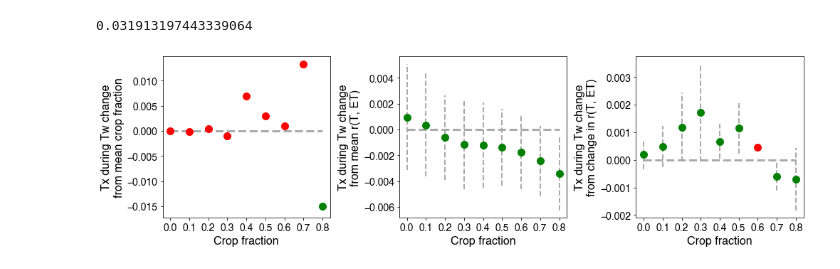
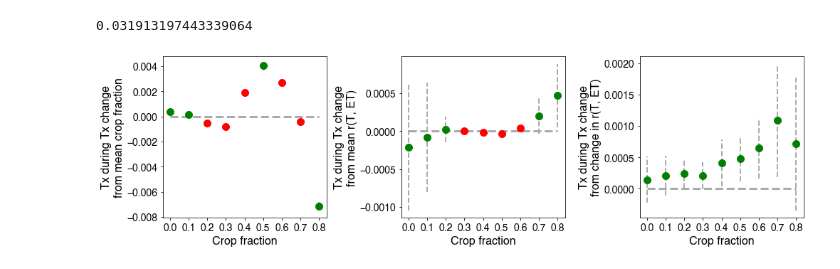
Before and after one commit to ecoffel/2021-heat, a Jupyter notebook: ht_tx_on_tw_analysis.ipynb, the cells around one changed output. Cells and saved outputs as stored; diff of their text form; code cells hidden in the pictures.

```diff
--- a/ht_tx_on_tw_analysis.ipynb
+++ b/ht_tx_on_tw_analysis.ipynb
@@ -108,4 +108,4 @@ ds_grow_r_t_et.load()
 ds_grow_r_t_et_crop = xr.open_dataset('r_t_et_era5_crop_restricted_1981_2018.nc')
 ds_grow_r_t_et_crop.load();
 # %%
-yearRange = np.arange(1981, 2014+1)
+yearRange = np.arange(1981, 2020+1)
@@ -959,7 +1010,7 @@ irrigationData_regrid_sel = irrigationData_regrid[lat_ind_sel, :]
 irrigationData_regrid_sel_1d = irrigationData_regrid_sel.reshape([irrigationData_regrid_sel.size, 1])
 # %%
 # nn = np.where((~np.isnan(tx_during_tw_trend_sel_1d)) & (irrigationData_regrid_sel_1d/100 > 0.2*crop_ha_regrid_sel_1d))[0]
-nn = np.where((~np.isnan(tx_during_tw_trend_sel_1d)) & (irrigationData_regrid_sel_1d/100 < 0.05*crop_ha_regrid_sel_1d))[0]
+nn = np.where((~np.isnan(tx_during_tw_trend_sel_1d)) & (irrigationData_regrid_sel_1d/100 < 0.01*crop_ha_regrid_sel_1d))[0]
 
 data = {'tx_during_tw_trend':tx_during_tw_trend_sel_1d[nn].reshape([nn.size]), \
         'et_during_tw_trend':et_during_tw_trend_sel_1d[nn].reshape([nn.size]), \
@@ -983,6 +1034,22 @@ data = {'tx_during_tw_trend':tx_during_tw_trend_sel_1d[nn].reshape([nn.size]), \
         'tx_during_tx':tx_during_tx_sel_1d[nn].reshape([nn.size]), \
         'tx_during_tx_1':tx_during_tx_sel_1_1d[nn].reshape([nn.size]), \
         'tx_during_tx_2':tx_during_tx_sel_2_1d[nn].reshape([nn.size]), \
+        'tx_during_tx_diff':(tx_during_tx_sel_2_1d[nn]-tx_during_tx_sel_1_1d[nn]).reshape([nn.size]), \
+
+        'tx_during_tx_99_1':tx_during_tx_99_sel_1_1d[nn].reshape([nn.size]), \
+        'tx_during_tx_99_2':tx_during_tx_99_sel_2_1d[nn].reshape([nn.size]), \
+        'tx_during_tx_99_diff':(tx_during_tx_99_sel_2_1d[nn]-tx_during_tx_99_sel_1_1d[nn]).reshape([nn.size]), \
+
+        'tx_during_tx_97_1':tx_during_tx_97_sel_1_1d[nn].reshape([nn.size]), \
+        'tx_during_tx_97_2':tx_during_tx_97_sel_2_1d[nn].reshape([nn.size]), \
+
+        'tx_during_tx_90_1':tx_during_tx_90_sel_1_1d[nn].reshape([nn.size]), \
+        'tx_during_tx_90_2':tx_during_tx_90_sel_2_1d[nn].reshape([nn.size]), \
+        'tx_during_tx_90_diff':(tx_during_tx_90_sel_2_1d[nn]-tx_during_tx_90_sel_1_1d[nn]).reshape([nn.size]), \
+
+        'tx_during_tx_80_1':tx_during_tx_80_sel_1_1d[nn].reshape([nn.size]), \
+        'tx_during_tx_80_2':tx_during_tx_80_sel_2_1d[nn].reshape([nn.size]), \
+        'tx_during_tx_80_diff':(tx_during_tx_80_sel_2_1d[nn]-tx_during_tx_80_sel_1_1d[nn]).reshape([nn.size]),
 
         'tx_during_tw':tx_during_tw_sel_1d[nn].reshape([nn.size]), \
 
@@ -1004,6 +1071,10 @@ data = {'tx_during_tw_trend':tx_during_tw_trend_sel_1d[nn].reshape([nn.size]), \
         'huss_during_tx_1':huss_during_tx_1_sel_1d[nn].reshape([nn.size]), \
         'huss_during_tx_2':huss_during_tx_2_sel_1d[nn].reshape([nn.size]), \
 
+#         'sm_during_tx':sm_during_tx_sel_1d[nn].reshape([nn.size]), \
+        'sm_during_tx_1':sm_during_tx_1_sel_1d[nn].reshape([nn.size]), \
+        'sm_during_tx_2':sm_during_tx_2_sel_1d[nn].reshape([nn.size]), \
+
         'huss_during_tw':huss_during_tw_sel_1d[nn].reshape([nn.size]), \
         'r_t_et':t_et_1d[nn].reshape([nn.size]), \
         'r_t_et_1':t_et_1_1d[nn].reshape([nn.size]), \
@@ -1020,9 +1091,14 @@ df = pd.DataFrame(data, \
                            'tx_during_tw_trend_zonal', 'huss_during_tw_trend_zonal', 'et_during_tw_trend_zonal', 'tw_during_tw_trend_zonal', \
                            'et_during_tx', 'et_during_tw', 'huss_during_tx', 'huss_during_tw', \
                            'tx_during_tx', 'tx_during_tw', 'tw_during_tx', 'tw_during_tw', \
-                           'tx_during_tx_1', 'tx_during_tx_2', \
+                           'tx_during_tx_1', 'tx_during_tx_2', 'tx_during_tx_diff', \
+                           'tx_during_tx_99_1', 'tx_during_tx_99_2', 'tx_during_tx_99_diff', \
+                           'tx_during_tx_97_1', 'tx_during_tx_97_2', \
+                           'tx_during_tx_90_1', 'tx_during_tx_90_2', 'tx_during_tx_90_diff', \
+                           'tx_during_tx_80_1', 'tx_during_tx_80_2', 'tx_during_tx_80_diff', \
                            'et_during_tx_1', 'et_during_tx_2', \
                            'huss_during_tx_1', 'huss_during_tx_2', \
+                           'sm_during_tx_1', 'sm_during_tx_2', \
                            'tw_during_tx_1', 'tw_during_tx_2', \
                            'r_t_et', 'r_t_et_1', 'r_t_et_2', 'r_t_et_3', 'r_t_et_diff', 'cf'])
 # %%
@@ -1037,6 +1113,8 @@ pvals_cf = []
 pvals_rt = []
 pvals_rt_diff = []
 
+mdl_r2 = []
+
 for c, cur_bin in enumerate(cf_bins):
 
     if c == 0:
@@ -1046,7 +1124,9 @@ for c, cur_bin in enumerate(cf_bins):
     else:
         ind_cf_all = np.where((data['cf'] > cur_bin-cf_bin_step) & (data['cf'] <= cur_bin))[0]
 
-    mdl_cur = smf.ols(formula='et_during_tw_trend ~ cf + r_t_et + r_t_et_diff', data=df, subset = ind_cf_all).fit()
+    mdl_cur = smf.ols(formula='tx_during_tx_90_diff ~ cf + r_t_et + r_t_et_diff', data=df, subset = ind_cf_all).fit()
+
+    mdl_r2.append(mdl_cur.rsquared)
 
     coefs_cf.append(mdl_cur.params['cf'])
     coefs_rt.append(mdl_cur.params['r_t_et'])
@@ -1081,7 +1161,7 @@ for c, cur_cf_bin in enumerate(cf_bins):
 # %%
 fig, ax = plt.subplots(1,3, figsize=(14,4))
 
-t = 'Tx during Tw'
+t = 'Tx during Tx'
 
 ax[0].plot([0, 8], [0,0], '--', lw=3, c='#aaaaaa')
 ax[1].plot([0, 8], [0,0], '--', lw=3, c='#aaaaaa')
@@ -1106,31 +1186,31 @@ for i, val in enumerate(coefs_cf):
     if pvals_rt_diff[i] < .05:
         ax[2].plot([i, i], [np.nanmean(chg_from_r_t_et_diff[i])-np.nanstd(chg_from_r_t_et_diff[i])/2, np.nanmean(chg_from_r_t_et_diff[i])+np.nanstd(chg_from_r_t_et_diff[i])/2], '--', c='#aaaaaa', lw=2)
         ax[2].plot(i, np.nanmean(chg_from_r_t_et_diff[i]), 'og', markersize=10)
 
     else:
         ax[2].plot(i, np.nanmean(chg_from_r_t_et_diff[i]), 'or', markersize=10)
 
 
 ax[0].set_ylabel('%s change\nfrom mean crop fraction'%t)
 ax[0].set_xlabel('Crop fraction')
 ax[0].set_xticks(range(cf_bins.size))
 ax[0].set_xticklabels(np.round(cf_bins, 1))
 
 
 ax[1].set_ylabel('%s change\nfrom mean r(T, ET)'%t)
 ax[1].set_xlabel('Crop fraction')
 ax[1].set_xticks(range(cf_bins.size))
 ax[1].set_xticklabels(np.round(cf_bins, 1))
 
 
 
 ax[2].set_ylabel('%s change\nfrom change in r(T, ET)'%t)
 ax[2].set_xlabel('Crop fraction')
 ax[2].set_xticks(range(cf_bins.size))
 ax[2].set_xticklabels(np.round(cf_bins, 1))
 
 plt.tight_layout()
 
 # plt.savefig('tw-during-tx-trend-drivers.png', format='png', dpi=500, bbox_inches = 'tight', pad_inches = 0.02)
 # %% [output]
-[figure, old version]
+[figure, new version]
```
Also changed, not shown: parts of 63 cells of this notebook, 7 other files.
